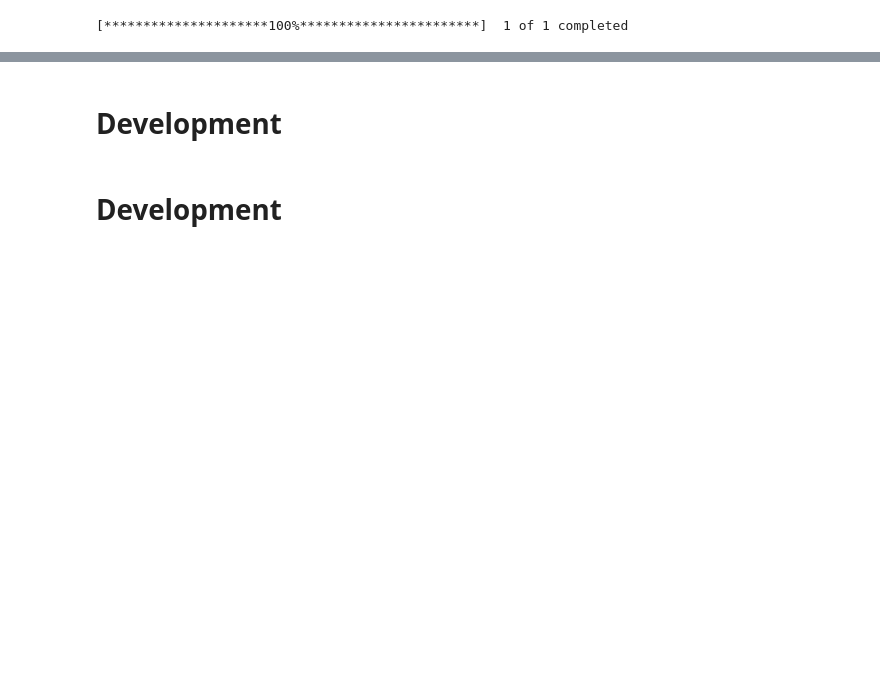
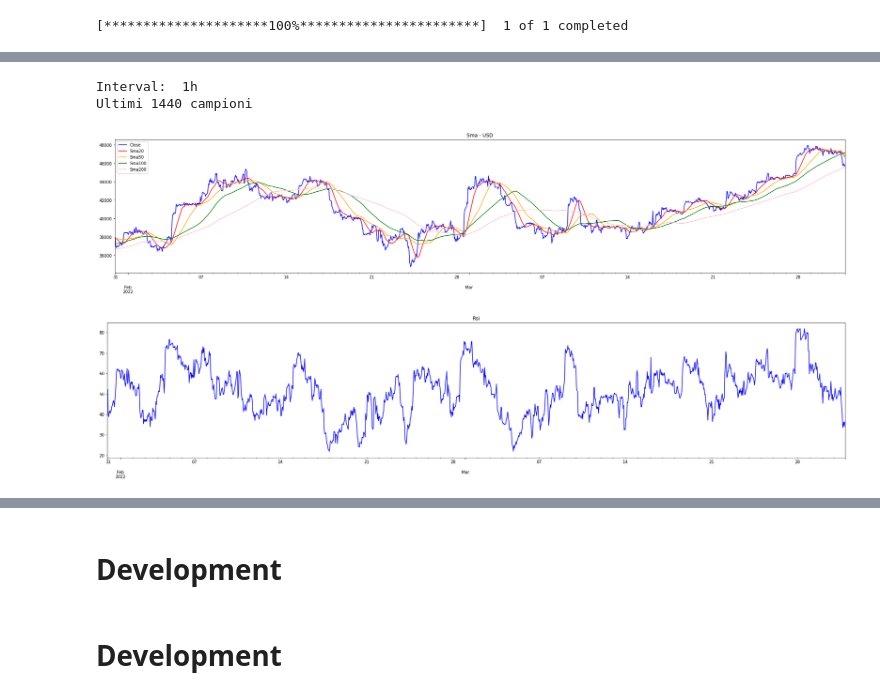
Before and after one commit to MarcoPluchino/2021_FinanceJupyterTutorial, a Jupyter notebook: rbt/notebook/wc_20220329_prova.ipynb, the cells around one changed output, grey strips where cells are left out. Cells and saved outputs as stored; diff of their text form; code cells hidden in the pictures; blank space fills up the shorter version.

```diff
--- a/rbt/notebook/wc_20220329_prova.ipynb
+++ b/rbt/notebook/wc_20220329_prova.ipynb
@@ -81,0 +83,17 @@ stock[['Close','Sma20','Sma50','Sma100','Sma200']].tail(m*d*24)
+# %%
+# LAST sample
+color = ['blue','red','orange','green','pink','brown']
+print("Interval: ",interval)
+h = 24 # sample
+d = 30 # days
+m = 2  # months
+sample = h * d * m
+print(f"Ultimi {sample} campioni")
+pl1 = stock[['Close','Sma20','Sma50','Sma100','Sma200']].tail(sample).plot(subplots=False, color=color ,figsize=(32,6),title='Sma - USD')
+plt.figure()
+pl2 = stock['Rsi'].tail(sample).plot(subplots=False, color=color ,figsize=(32,6),title='Rsi')
+# %% [output]
+Interval:  1h
+Ultimi 1440 campioni
+[figure, added]
+[figure, added]
```
Also changed, not shown: parts of 14 cells of this notebook, 4 other files.
